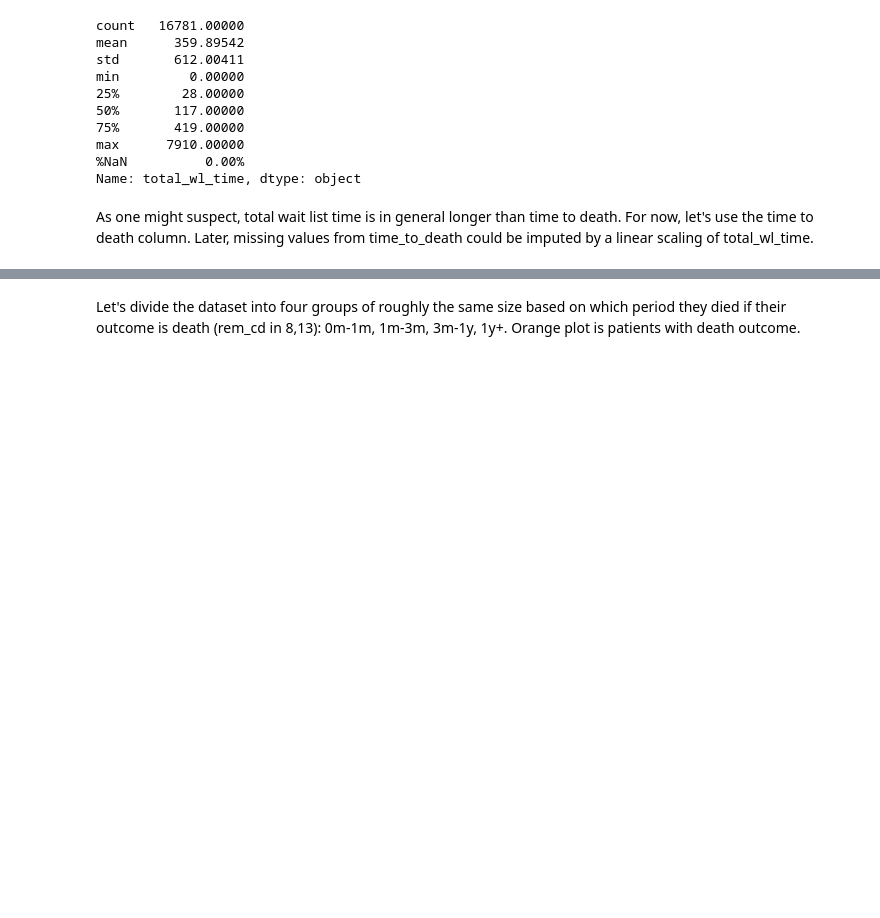
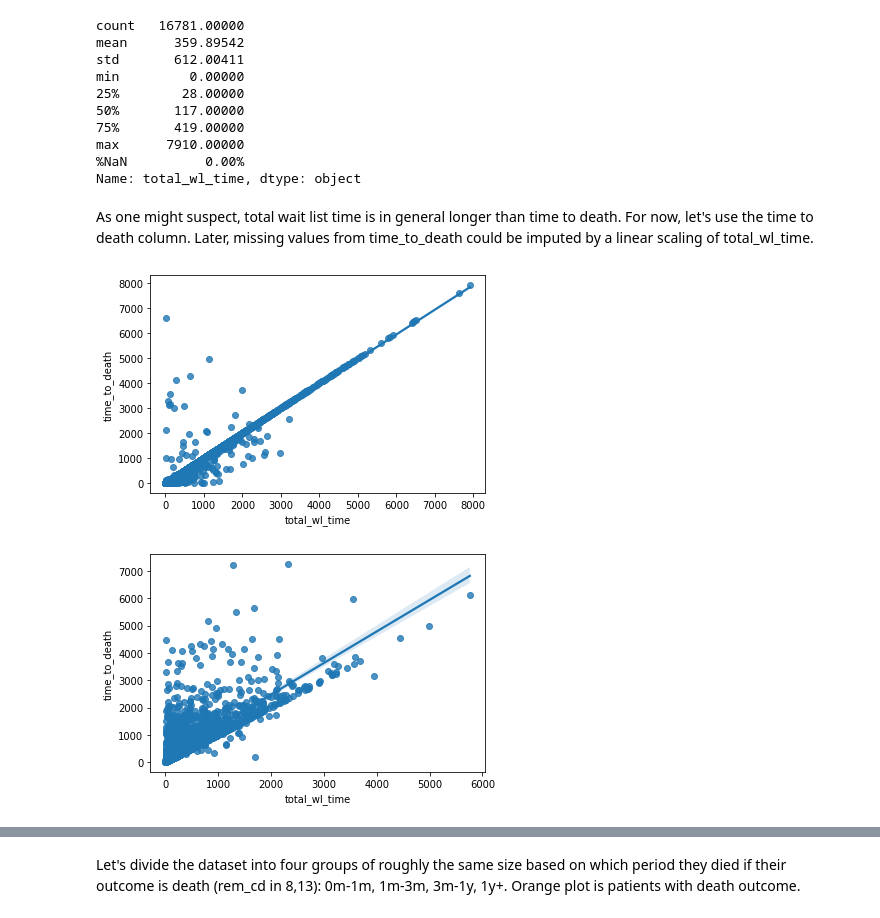
Before and after one commit to wansgar/edan70-project, a Jupyter notebook: column_categorization.ipynb, the cells around one changed output, grey strips where cells are left out. Cells and saved outputs as stored; diff of their text form; code cells hidden in the pictures; blank space fills up the shorter version.

```diff
--- a/column_categorization.ipynb
+++ b/column_categorization.ipynb
@@ -487,3 +487,13 @@ max      7910.00000
 Name: total_wl_time, dtype: object
 # %% [markdown]
 As one might suspect, total wait list time is in general longer than time to death. For now, let's use the time to death column. Later, missing values from time_to_death could be imputed by a linear scaling of total_wl_time.
+# %%
+# Find linear relationship between total_wl_time and time_to_death
+for rem in 8,13:
+    d2 = d[d.rem_cd == rem].copy()
+    d2.dropna(subset=["total_wl_time", "time_to_death"], inplace=True)
+    sns.regplot(x="total_wl_time", y="time_to_death", data=d2)
+    plt.show()
+# %% [output]
+[figure, added]
+[figure, added]
```
Also changed, not shown: parts of 29 cells of this notebook.
